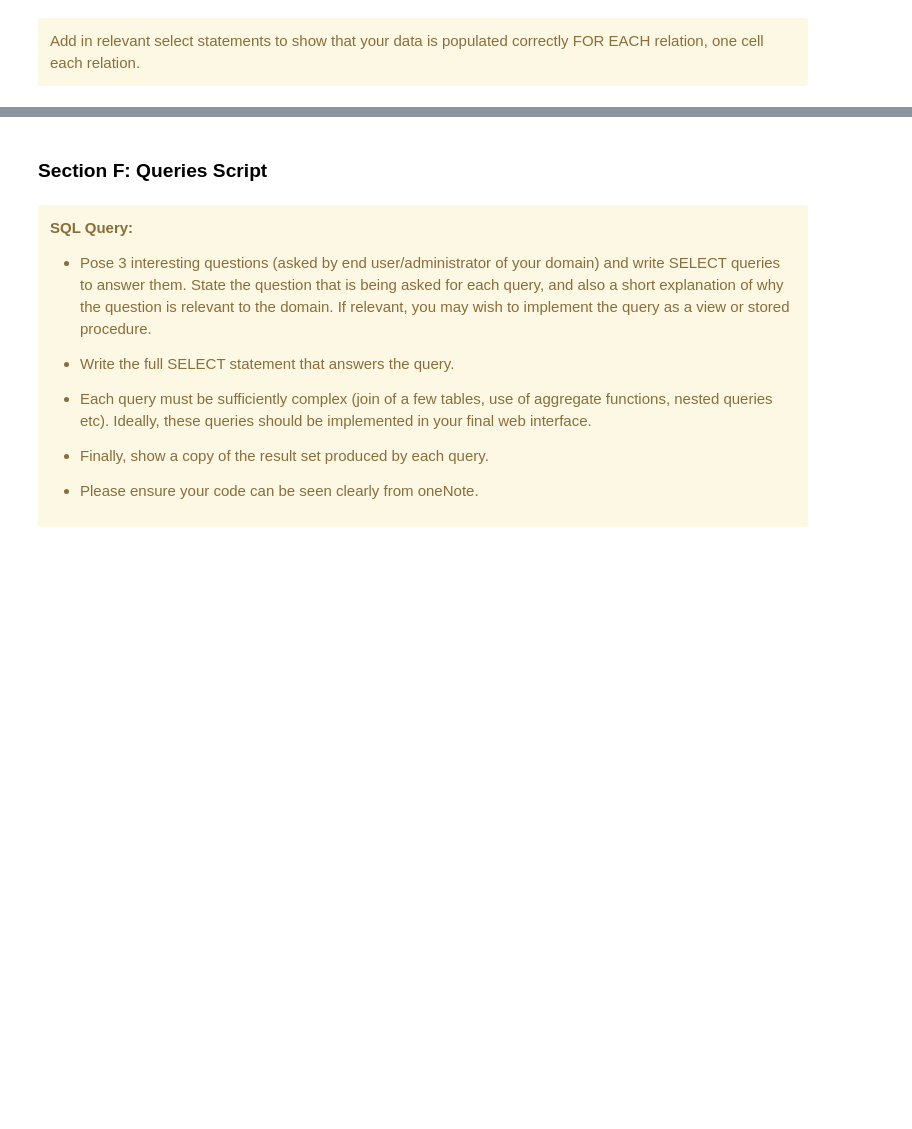
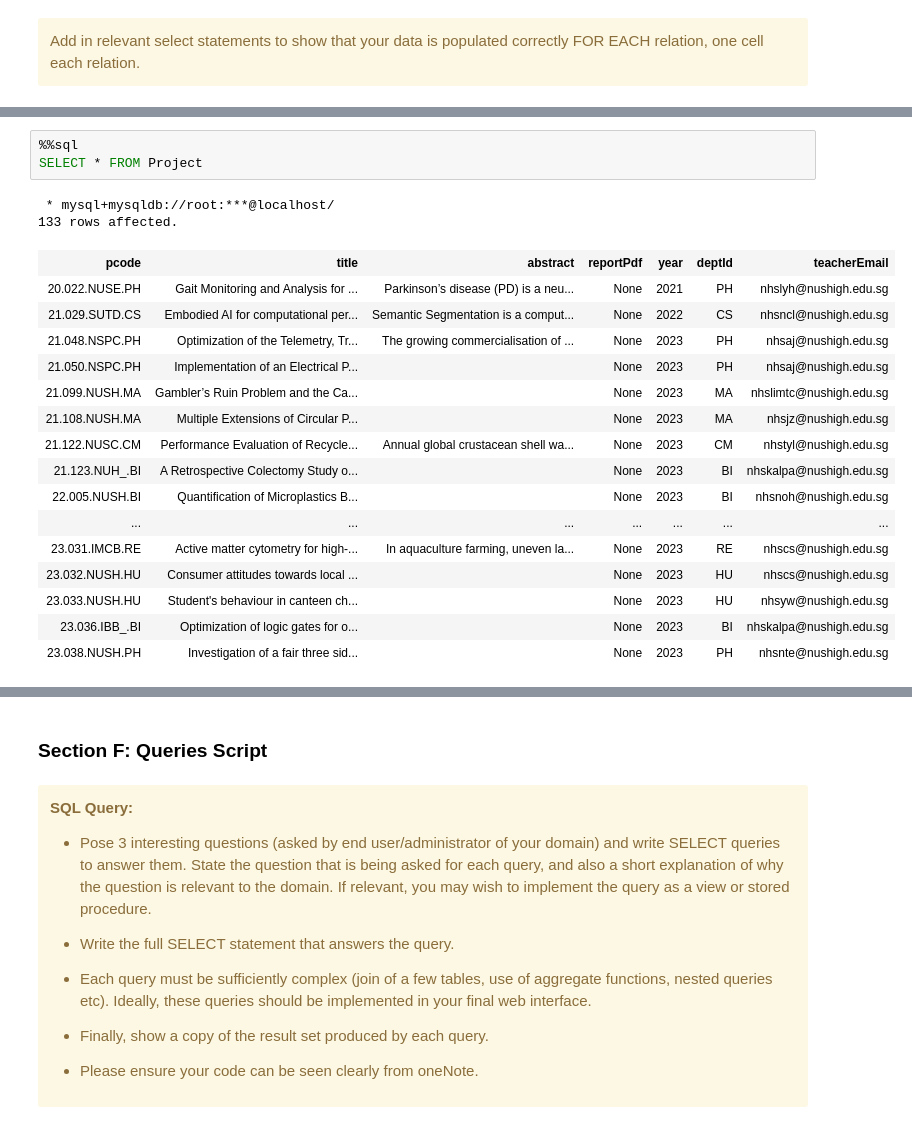
Before and after one commit to appventure-nush/arxiv.nush, a Jupyter notebook: docs/scripting/ProjectScriptingPhasePrannayaGupta.ipynb, the cells around one changed output, grey strips where cells are left out. Drawn from its saved outputs; the diff is of its cells as text; blank space fills up the shorter version.

```diff
--- a/docs/scripting/ProjectScriptingPhasePrannayaGupta.ipynb
+++ b/docs/scripting/ProjectScriptingPhasePrannayaGupta.ipynb
@@ -563,0 +1030,22 @@ Add in relevant select statements to show that your data is populated correctly
+# %%
+%%sql
+SELECT * FROM Project
+# %% [output]
+ * mysql+mysqldb://root:***@localhost/
+133 rows affected.
+| pcode | title | abstract | reportPdf | year | deptId | teacherEmail |
+| 20.022.NUSE.PH | Gait Monitoring and Analysis for ... | Parkinson’s disease (PD) is a neu... | None | 2021 | PH | nhslyh@nushigh.edu.sg |
+| 21.029.SUTD.CS | Embodied AI for computational per... | Semantic Segmentation is a comput... | None | 2022 | CS | nhsncl@nushigh.edu.sg |
+| 21.048.NSPC.PH | Optimization of the Telemetry, Tr... | The growing commercialisation of ... | None | 2023 | PH | nhsaj@nushigh.edu.sg |
+| 21.050.NSPC.PH | Implementation of an Electrical P... |  | None | 2023 | PH | nhsaj@nushigh.edu.sg |
+| 21.099.NUSH.MA | Gambler’s Ruin Problem and the Ca... |  | None | 2023 | MA | nhslimtc@nushigh.edu.sg |
+| 21.108.NUSH.MA | Multiple Extensions of Circular P... |  | None | 2023 | MA | nhsjz@nushigh.edu.sg |
+| 21.122.NUSC.CM | Performance Evaluation of Recycle... | Annual global crustacean shell wa... | None | 2023 | CM | nhstyl@nushigh.edu.sg |
+| 21.123.NUH_.BI | A Retrospective Colectomy Study o... |  | None | 2023 | BI | nhskalpa@nushigh.edu.sg |
+| 22.005.NUSH.BI | Quantification of Microplastics B... |  | None | 2023 | BI | nhsnoh@nushigh.edu.sg |
+| ... | ... | ... | ... | ... | ... | ... |
+| 23.031.IMCB.RE | Active matter cytometry for high-... | In aquaculture farming, uneven la... | None | 2023 | RE | nhscs@nushigh.edu.sg |
+| 23.032.NUSH.HU | Consumer attitudes towards local ... |  | None | 2023 | HU | nhscs@nushigh.edu.sg |
+| 23.033.NUSH.HU | Student's behaviour in canteen ch... |  | None | 2023 | HU | nhsyw@nushigh.edu.sg |
+| 23.036.IBB_.BI | Optimization of logic gates for o... |  | None | 2023 | BI | nhskalpa@nushigh.edu.sg |
+| 23.038.NUSH.PH | Investigation of a fair three sid... |  | None | 2023 | PH | nhsnte@nushigh.edu.sg |
```
Also changed, not shown: parts of 63 cells of this notebook, 11 other files.
